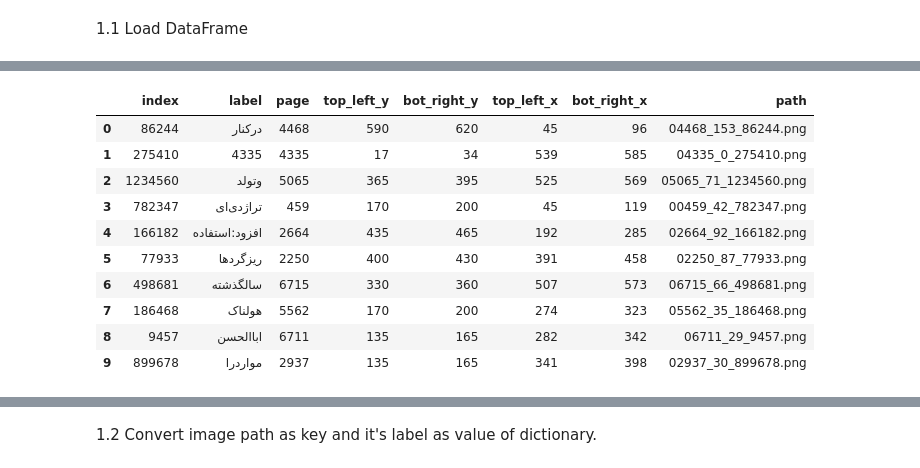
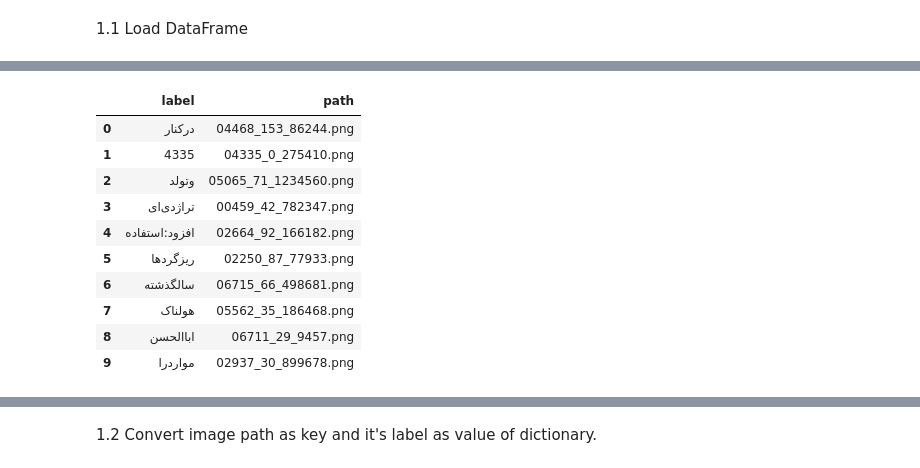
Before and after one commit to arman-hm/ParseText, a Jupyter notebook: Train_persian_OCR.ipynb, the cells around one changed output, grey strips where cells are left out. Drawn from its saved outputs; the diff is of its cells as text; code cells hidden in the pictures.

```diff
--- a/Train_persian_OCR.ipynb
+++ b/Train_persian_OCR.ipynb
@@ -45,16 +62,18 @@ To enable the following instructions: AVX2 FMA, in other operations, rebuild Ten
 # %%
 df = pd.read_csv("Data/train_df.csv")
 df = df.loc[:, ~df.columns.str.contains('^Unnamed')]
+df = df[df['label'].str.len() < 15]
+df = df[["label" , "path"]]
 df.head(10)
 # %% [output]
-|  | index | label | page | top_left_y | bot_right_y | top_left_x | bot_right_x | path |
-| 0 | 86244 | درکنار | 4468 | 590 | 620 | 45 | 96 | 04468_153_86244.png |
-| 1 | 275410 | 4335 | 4335 | 17 | 34 | 539 | 585 | 04335_0_275410.png |
-| 2 | 1234560 | وتولد | 5065 | 365 | 395 | 525 | 569 | 05065_71_1234560.png |
-| 3 | 782347 | تراژدی‌ای | 459 | 170 | 200 | 45 | 119 | 00459_42_782347.png |
-| 4 | 166182 | افزود:استفاده | 2664 | 435 | 465 | 192 | 285 | 02664_92_166182.png |
-| 5 | 77933 | ریزگردها | 2250 | 400 | 430 | 391 | 458 | 02250_87_77933.png |
-| 6 | 498681 | سالگذشته | 6715 | 330 | 360 | 507 | 573 | 06715_66_498681.png |
-| 7 | 186468 | هولناک | 5562 | 170 | 200 | 274 | 323 | 05562_35_186468.png |
-| 8 | 9457 | اباالحسن | 6711 | 135 | 165 | 282 | 342 | 06711_29_9457.png |
-| 9 | 899678 | مواردرا | 2937 | 135 | 165 | 341 | 398 | 02937_30_899678.png |
+|  | label | path |
+| 0 | درکنار | 04468_153_86244.png |
+| 1 | 4335 | 04335_0_275410.png |
+| 2 | وتولد | 05065_71_1234560.png |
+| 3 | تراژدی‌ای | 00459_42_782347.png |
+| 4 | افزود:استفاده | 02664_92_166182.png |
+| 5 | ریزگردها | 02250_87_77933.png |
+| 6 | سالگذشته | 06715_66_498681.png |
+| 7 | هولناک | 05562_35_186468.png |
+| 8 | اباالحسن | 06711_29_9457.png |
+| 9 | مواردرا | 02937_30_899678.png |
```
Also changed, not shown: parts of 42 cells of this notebook, 3 other files.
